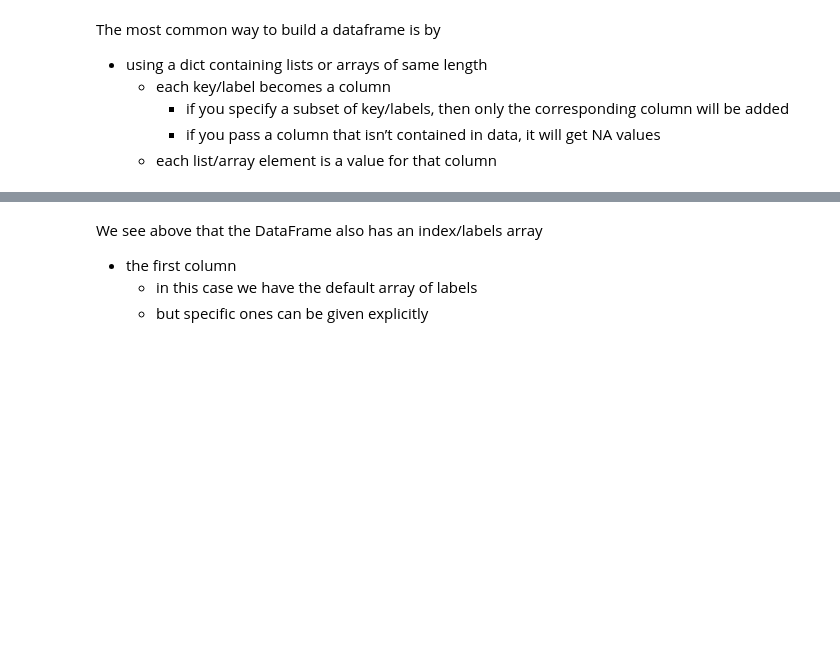
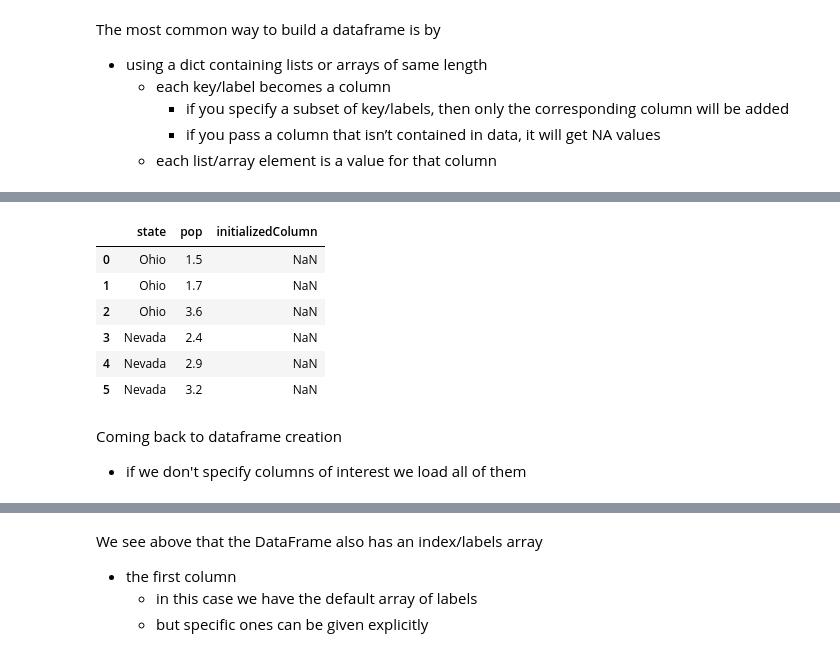
Before and after one commit to EMbeDS-education/SNS-IProML2021, a Jupyter notebook: jupyter/jupyterNotebooks/M2_01NumPy_Pandas.ipynb, the cells around one changed output, grey strips where cells are left out. Saved outputs shown, nothing was run; the diff lists cells and outputs as text; code cells hidden in the pictures; blank space fills up the shorter version.

```diff
--- a/jupyter/jupyterNotebooks/M2_01NumPy_Pandas.ipynb
+++ b/jupyter/jupyterNotebooks/M2_01NumPy_Pandas.ipynb
@@ -1111,3 +1227,17 @@ frame
+# %%
+frame.columns=['state','pop','initializedColumn']
+frame
+# %% [output]
+|  | state | pop | initializedColumn |
+| 0 | Ohio | 1.5 | NaN |
+| 1 | Ohio | 1.7 | NaN |
+| 2 | Ohio | 3.6 | NaN |
+| 3 | Nevada | 2.4 | NaN |
+| 4 | Nevada | 2.9 | NaN |
+| 5 | Nevada | 3.2 | NaN |
+# %% [markdown]
+Coming back to dataframe creation
+- if we don't specify columns of interest we load all of them
 # %%
 frame = pd.DataFrame(data)
 frame
```
Also changed, not shown: parts of 150 cells of this notebook.
